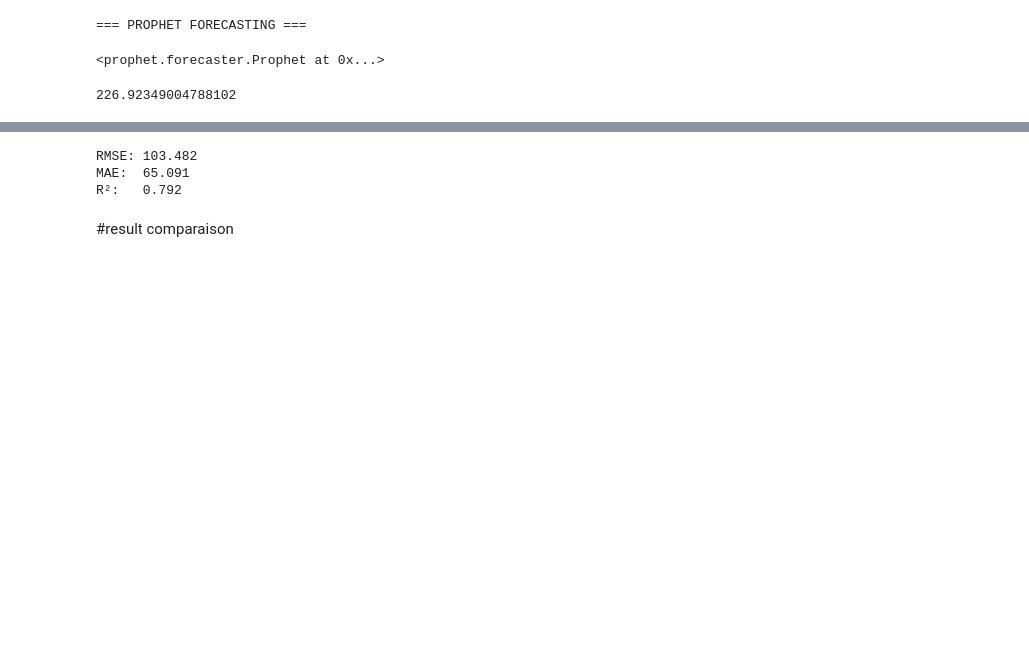
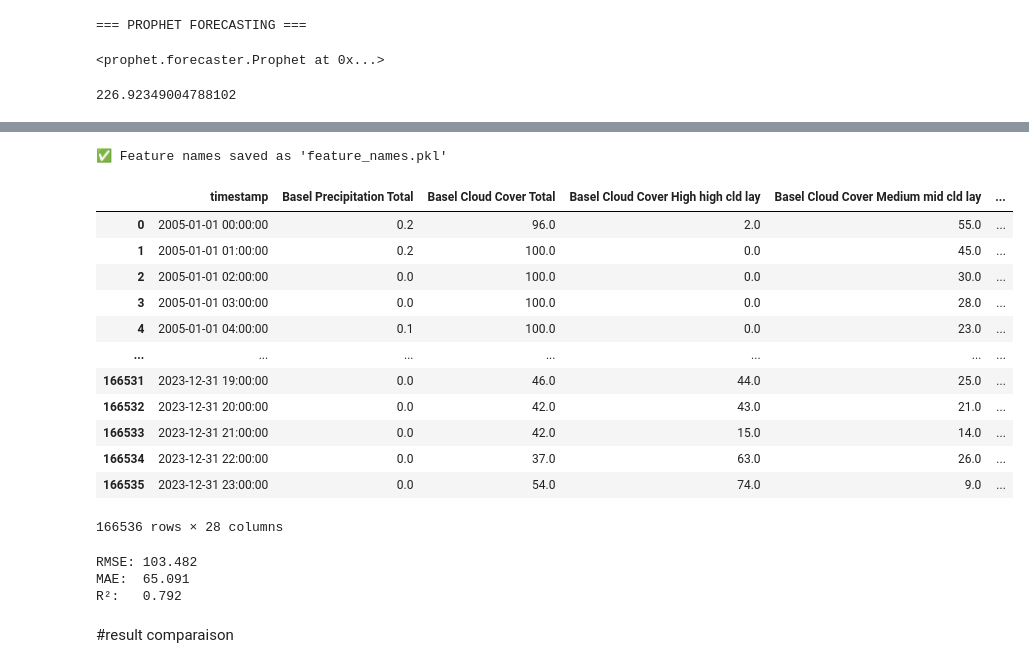
Before and after one commit to Med-Yassin-Ghaoui/NEWTASK, a Jupyter notebook: Notebook.ipynb, the cells around one changed output, grey strips where cells are left out. Drawn from its saved outputs; the diff is of its cells as text; code cells hidden in the pictures; blank space fills up the shorter version.

```diff
--- a/Notebook.ipynb
+++ b/Notebook.ipynb
@@ -536,3 +549,26 @@ Top 5 most important features:
+# %%
+# 2. Save feature names for the Streamlit app
+import joblib
+joblib.dump(lgb_features, 'feature_names.pkl')
+print("✅ Feature names saved as 'feature_names.pkl'")
+# %% [output]
+✅ Feature names saved as 'feature_names.pkl'
+# %%
+merged_df
+# %% [output]
+|  | timestamp | Basel Precipitation Total | Basel Cloud Cover Total | Basel Cloud Cover High high cld lay | Basel Cloud Cover Medium mid cld lay | ... |
+| 0 | 2005-01-01 00:00:00 | 0.2 | 96.0 | 2.0 | 55.0 | ... |
+| 1 | 2005-01-01 01:00:00 | 0.2 | 100.0 | 0.0 | 45.0 | ... |
+| 2 | 2005-01-01 02:00:00 | 0.0 | 100.0 | 0.0 | 30.0 | ... |
+| 3 | 2005-01-01 03:00:00 | 0.0 | 100.0 | 0.0 | 28.0 | ... |
+| 4 | 2005-01-01 04:00:00 | 0.1 | 100.0 | 0.0 | 23.0 | ... |
+| ... | ... | ... | ... | ... | ... | ... |
+| 166531 | 2023-12-31 19:00:00 | 0.0 | 46.0 | 44.0 | 25.0 | ... |
+| 166532 | 2023-12-31 20:00:00 | 0.0 | 42.0 | 43.0 | 21.0 | ... |
+| 166533 | 2023-12-31 21:00:00 | 0.0 | 42.0 | 15.0 | 14.0 | ... |
+| 166534 | 2023-12-31 22:00:00 | 0.0 | 37.0 | 63.0 | 26.0 | ... |
+| 166535 | 2023-12-31 23:00:00 | 0.0 | 54.0 | 74.0 | 9.0 | ... |
+166536 rows × 28 columns
 # %%
 TARGET_COL = 'P'
 
```
Also changed, not shown: parts of 23 cells of this notebook, 5 other files.
